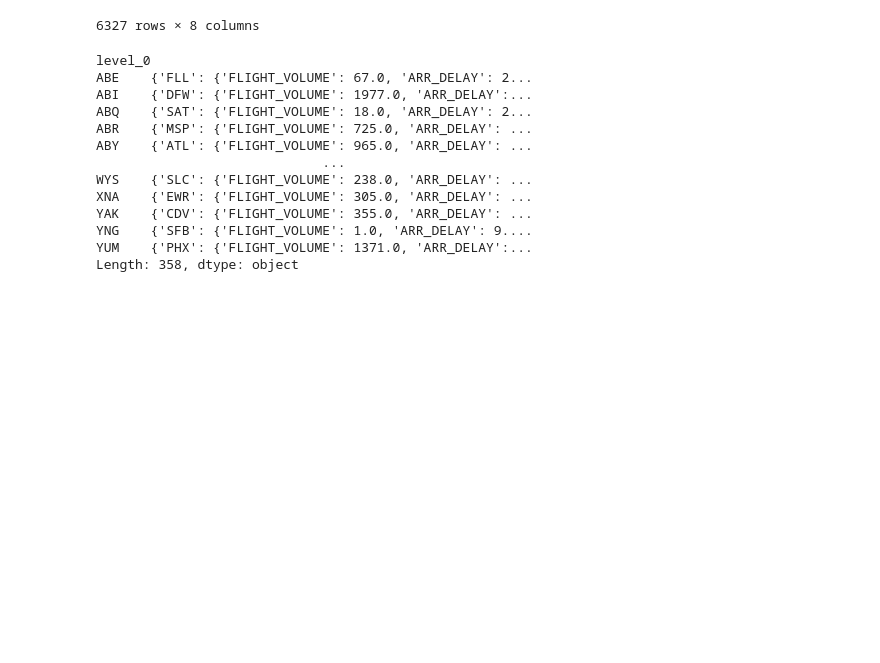
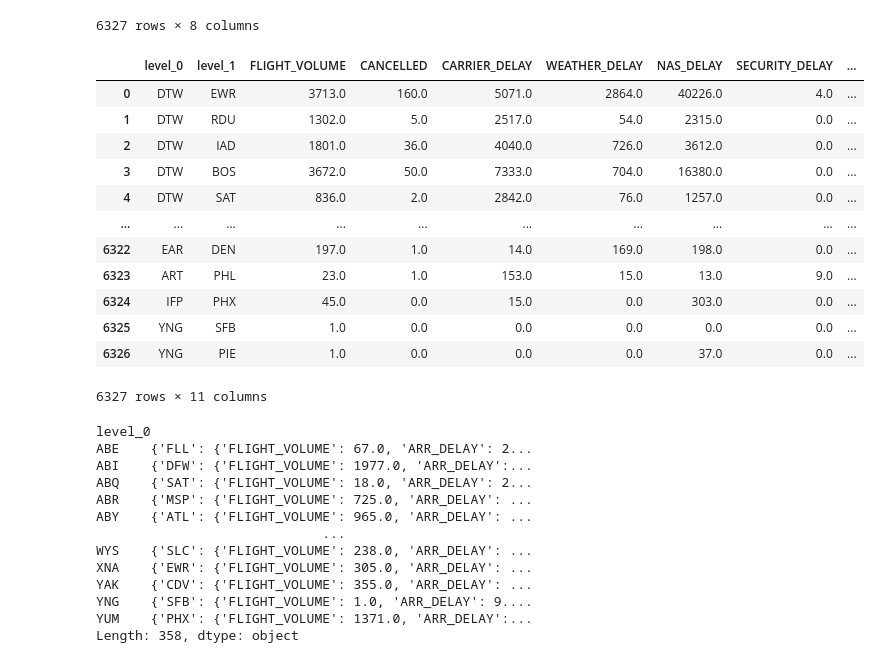
Before and after one commit to brandaohugo/infovis-group36, a Jupyter notebook: jupyter/airports-serviced-data.ipynb, the cells around one changed output. Cells and saved outputs as stored; diff of their text form; code cells hidden in the pictures; blank space fills up the shorter version.

Commit message:
Volume_rank added

```diff
--- a/jupyter/airports-serviced-data.ipynb
+++ b/jupyter/airports-serviced-data.ipynb
@@ -117,5 +117,23 @@ r_3
 r_join= r.merge(r_3, how="left", on=["level_0","level_1"])
 r_join= r_join.merge(r_2, how="left", on=["level_0","level_1"])
 r_join.rename(columns= {0: "FLIGHT_VOLUME"}, inplace=True)
+# %%
+r_join["VOLUME_RANK"]=r_join["FLIGHT_VOLUME"].rank(method='max',ascending=False)
+# %%
+r_join
+# %% [output]
+|  | level_0 | level_1 | FLIGHT_VOLUME | CANCELLED | CARRIER_DELAY | WEATHER_DELAY | NAS_DELAY | SECURITY_DELAY | ... |
+| 0 | DTW | EWR | 3713.0 | 160.0 | 5071.0 | 2864.0 | 40226.0 | 4.0 | ... |
+| 1 | DTW | RDU | 1302.0 | 5.0 | 2517.0 | 54.0 | 2315.0 | 0.0 | ... |
+| 2 | DTW | IAD | 1801.0 | 36.0 | 4040.0 | 726.0 | 3612.0 | 0.0 | ... |
+| 3 | DTW | BOS | 3672.0 | 50.0 | 7333.0 | 704.0 | 16380.0 | 0.0 | ... |
+| 4 | DTW | SAT | 836.0 | 2.0 | 2842.0 | 76.0 | 1257.0 | 0.0 | ... |
+| ... | ... | ... | ... | ... | ... | ... | ... | ... | ... |
+| 6322 | EAR | DEN | 197.0 | 1.0 | 14.0 | 169.0 | 198.0 | 0.0 | ... |
+| 6323 | ART | PHL | 23.0 | 1.0 | 153.0 | 15.0 | 13.0 | 9.0 | ... |
+| 6324 | IFP | PHX | 45.0 | 0.0 | 15.0 | 0.0 | 303.0 | 0.0 | ... |
+| 6325 | YNG | SFB | 1.0 | 0.0 | 0.0 | 0.0 | 0.0 | 0.0 | ... |
+| 6326 | YNG | PIE | 1.0 | 0.0 | 0.0 | 0.0 | 37.0 | 0.0 | ... |
+6327 rows × 11 columns
 # %%
 
```
Also changed, not shown: parts of 1 cell of this notebook, 1 other file.
